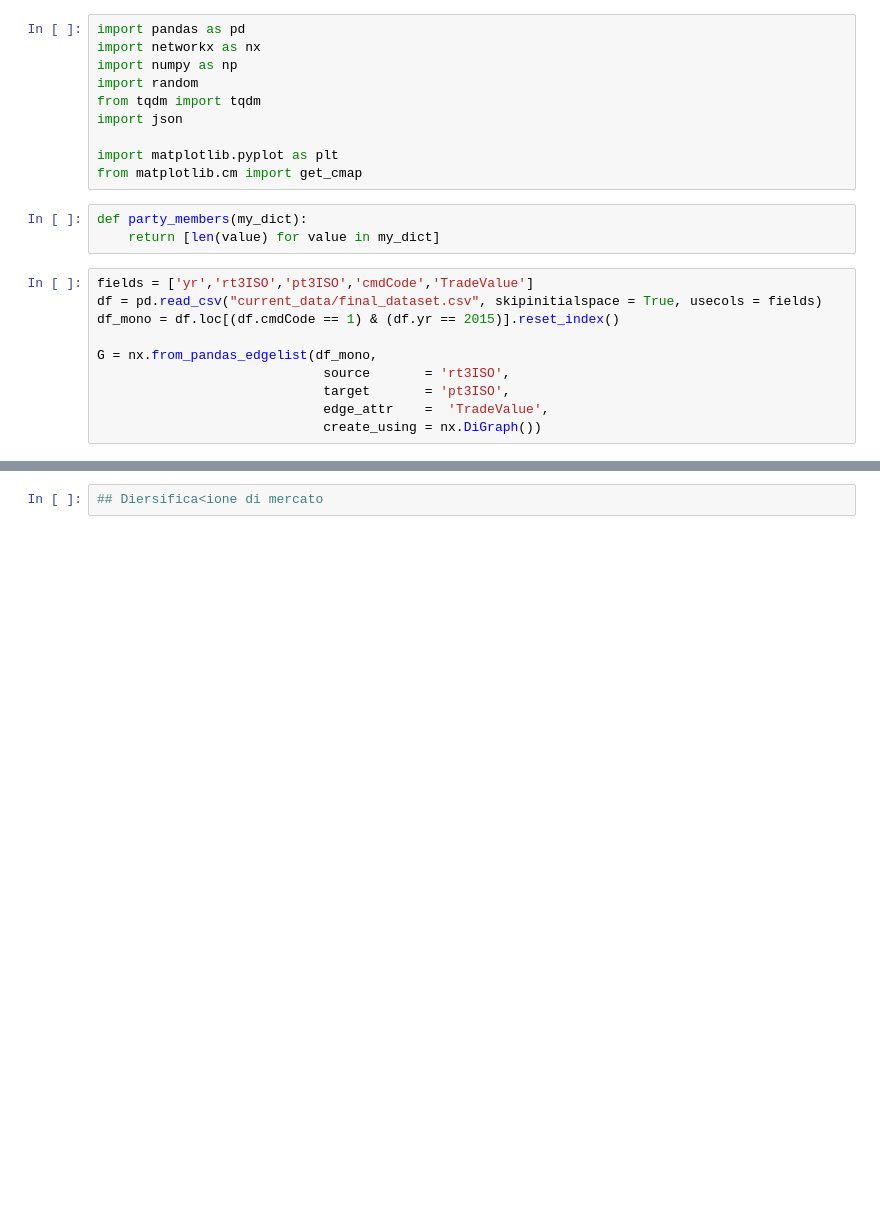
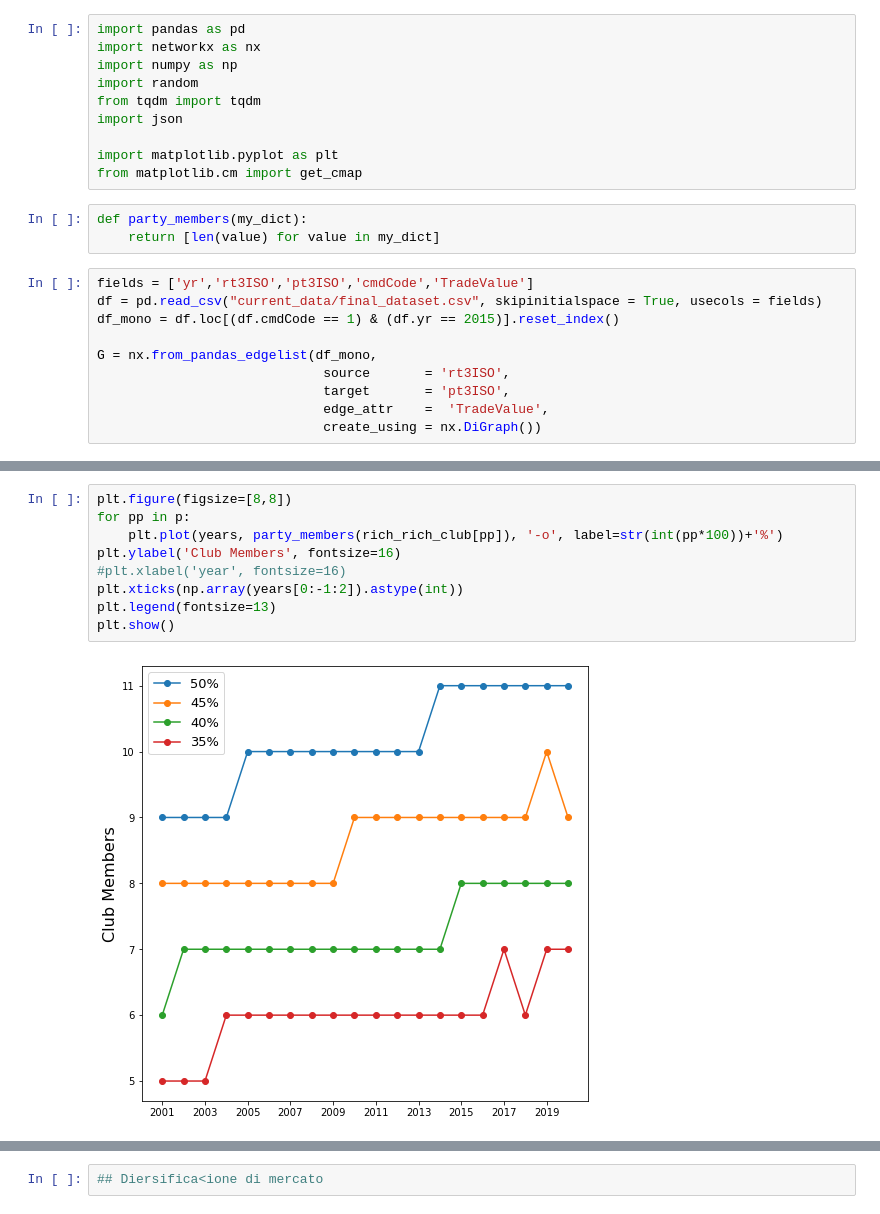
Before and after one commit to eigen-carmona/net-sci-project, a Jupyter notebook: RichClub.ipynb, the cells around one changed output, grey strips where cells are left out. Drawn from its saved outputs; the diff is of its cells as text; blank space fills up the shorter version.

```diff
--- a/RichClub.ipynb
+++ b/RichClub.ipynb
@@ -35,0 +95,11 @@ for cc, comm in enumerate(commodities):
+# %%
+plt.figure(figsize=[8,8])
+for pp in p:
+    plt.plot(years, party_members(rich_rich_club[pp]), '-o', label=str(int(pp*100))+'%')
+plt.ylabel('Club Members', fontsize=16)
+#plt.xlabel('year', fontsize=16)
+plt.xticks(np.array(years[0:-1:2]).astype(int))
+plt.legend(fontsize=13)
+plt.show()
+# %% [output]
+[figure, added]
```
Also changed, not shown: parts of 23 cells of this notebook, 1 other file.
